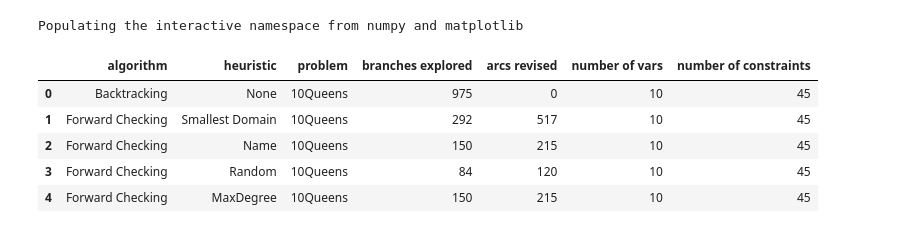
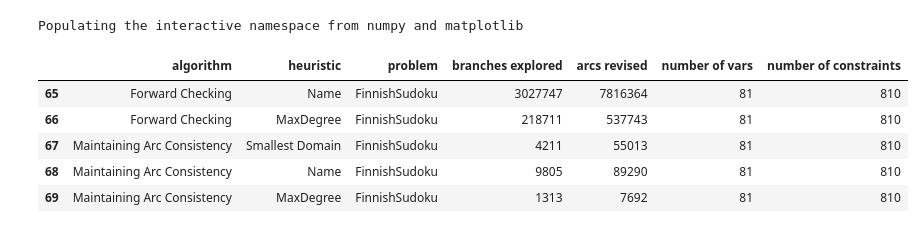
Before and after one commit to dvente/binaryConstraintSolver, a Jupyter notebook: dataAnalysis/Untitled.ipynb, the cells around one changed output. Cells and saved outputs as stored; diff of their text form; code cells hidden in the pictures.

```diff
--- a/dataAnalysis/Untitled.ipynb
+++ b/dataAnalysis/Untitled.ipynb
@@ -8,16 +8,21 @@ pylab.rcParams['figure.figsize'] = (15, 7)
 # %% [output]
 Populating the interactive namespace from numpy and matplotlib
 # %%
-data = pd.read_csv("../dataAnalysis/searchLog.csv")
+# Load and clean the data a little
+data = pd.read_csv("searchLog.csv")
 data.drop_duplicates(inplace = True)
 data.rename(columns = lambda x: x.strip(), inplace = True)
 data.rename(columns = lambda x: x.lower(), inplace = True)
-data.head()
+data[data.select_dtypes(['object']).columns] = data.select_dtypes(['object']).apply(lambda x: x.str.strip())
+data.drop(data[data['heuristic'] == 'Random'].index,inplace=True)
+data.replace('z', '', regex=True, inplace=True)
+data.to_csv("searchLog.csv",index=False)
+data.tail()
 # %% [output]
 |  | algorithm | heuristic | problem | branches explored | arcs revised | number of vars | number of constraints |
-| 0 | Backtracking | None | 10Queens | 975 | 0 | 10 | 45 |
-| 1 | Forward Checking | Smallest Domain | 10Queens | 292 | 517 | 10 | 45 |
-| 2 | Forward Checking | Name | 10Queens | 150 | 215 | 10 | 45 |
-| 3 | Forward Checking | Random | 10Queens | 84 | 120 | 10 | 45 |
-| 4 | Forward Checking | MaxDegree | 10Queens | 150 | 215 | 10 | 45 |
+| 65 | Forward Checking | Name | FinnishSudoku | 3027747 | 7816364 | 81 | 810 |
+| 66 | Forward Checking | MaxDegree | FinnishSudoku | 218711 | 537743 | 81 | 810 |
+| 67 | Maintaining Arc Consistency | Smallest Domain | FinnishSudoku | 4211 | 55013 | 81 | 810 |
+| 68 | Maintaining Arc Consistency | Name | FinnishSudoku | 9805 | 89290 | 81 | 810 |
+| 69 | Maintaining Arc Consistency | MaxDegree | FinnishSudoku | 1313 | 7692 | 81 | 810 |
 # %%
```
Also changed, not shown: parts of 8 cells of this notebook, 50 other files.
